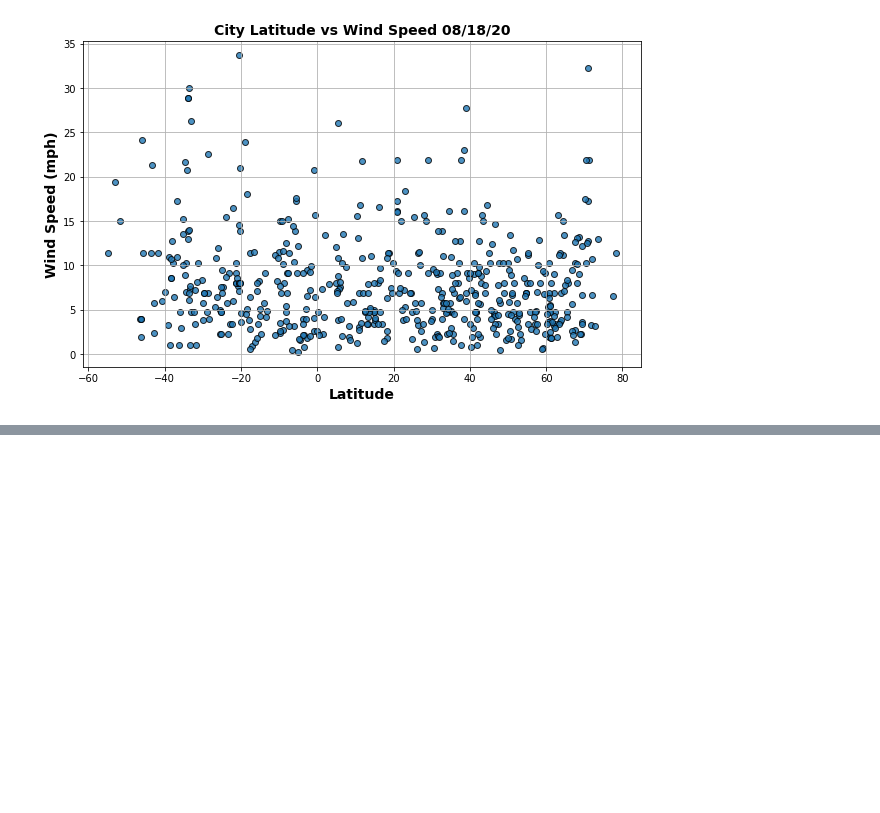
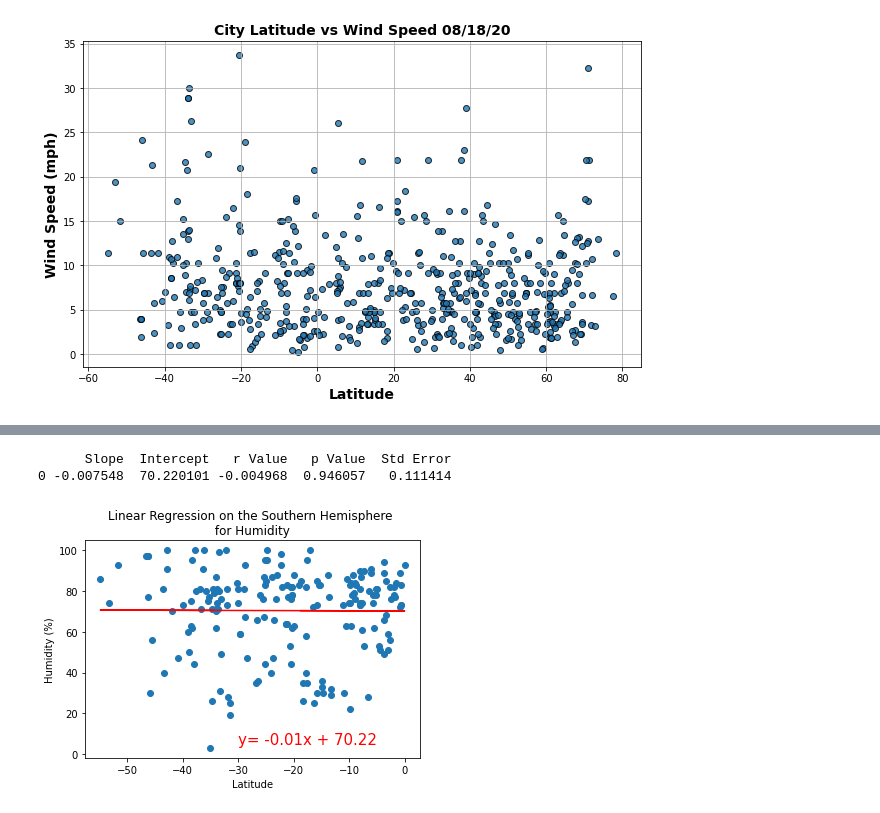
Before and after one commit to Wall-E28/world_weather_analysis, a Jupyter notebook: weather_py.ipynb, the cells around one changed output, grey strips where cells are left out. Saved outputs shown, nothing was run; the diff lists cells and outputs as text; code cells hidden in the pictures; blank space fills up the shorter version.

```diff
--- a/weather_py.ipynb
+++ b/weather_py.ipynb
@@ -257,0 +330,9 @@ plt.show
+# %%
+# Create Southern Hemisphere Chart
+plot_linear_regression(southern_hemi_df["Lat"], southern_hemi_df["Humidity"],
+                       "Linear Regression on the Southern Hemisphere \n for Humidity ",
+                       "Humidity (%)", (-30,5))
+# %% [output]
+      Slope  Intercept   r Value   p Value  Std Error
+0 -0.007548  70.220101 -0.004968  0.946057   0.111414
+[figure, added]
```
Also changed, not shown: parts of 16 cells of this notebook.
